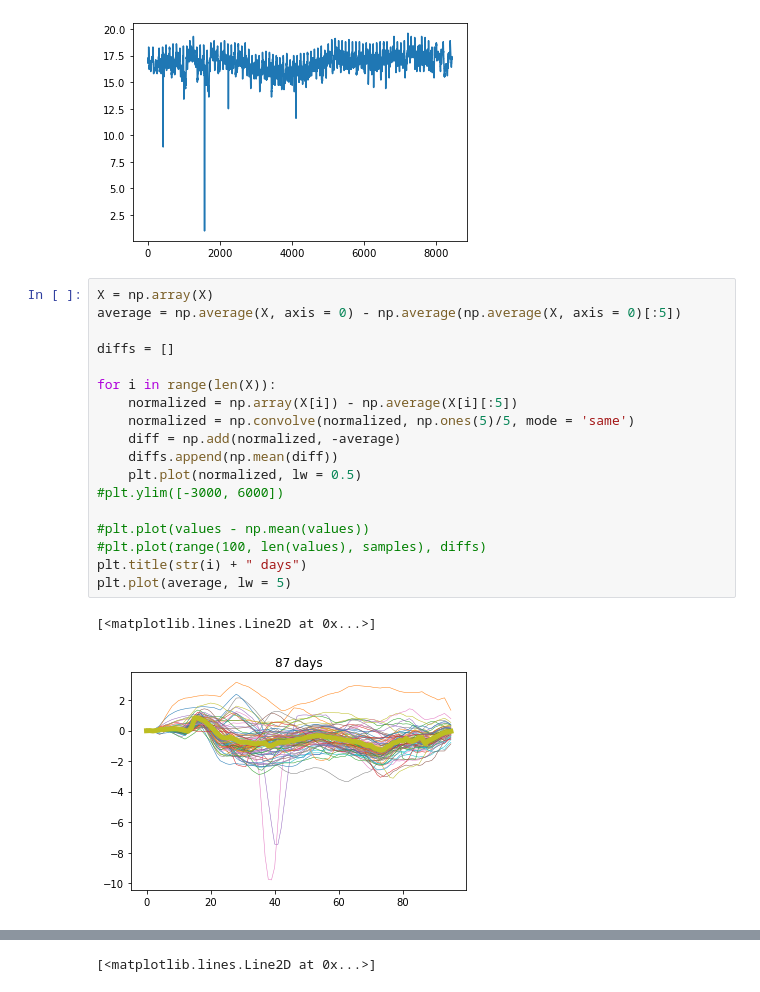
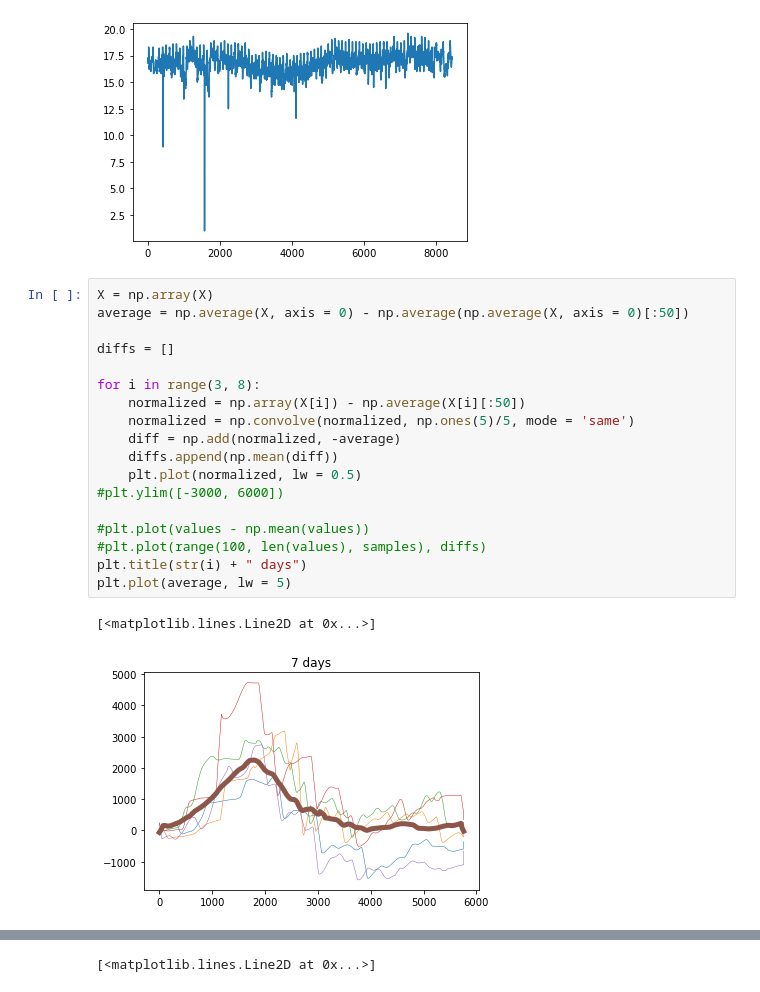
Before and after one commit to nacekoprivec/anomaly-detection, a Jupyter notebook: notebooks/Untitled2.ipynb, the cells around one changed output, grey strips where cells are left out. Cells and saved outputs as stored; diff of their text form.

```diff
--- a/notebooks/Untitled2.ipynb
+++ b/notebooks/Untitled2.ipynb
@@ -67,25 +67,25 @@ plt.plot(values)
 [figure]
 # %%
 X = np.array(X)
-average = np.average(X, axis = 0) - np.average(np.average(X, axis = 0)[:5])
+average = np.average(X, axis = 0) - np.average(np.average(X, axis = 0)[:50])
 
 diffs = []
 
-for i in range(len(X)):
-    normalized = np.array(X[i]) - np.average(X[i][:5])
+for i in range(3, 8):
+    normalized = np.array(X[i]) - np.average(X[i][:50])
     normalized = np.convolve(normalized, np.ones(5)/5, mode = 'same')
     diff = np.add(normalized, -average)
     diffs.append(np.mean(diff))
     plt.plot(normalized, lw = 0.5)
 #plt.ylim([-3000, 6000])
 
 #plt.plot(values - np.mean(values))
 #plt.plot(range(100, len(values), samples), diffs)
 plt.title(str(i) + " days")
 plt.plot(average, lw = 5)
 # %% [output]
 [<matplotlib.lines.Line2D at 0x...>]
-[figure, old version]
+[figure, new version]
 # %%
 fig, ax = plt.subplots(2, 1, figsize = (15, 10))
 plot = ax[0].scatter(range(len(values)), values, c = np.repeat(diffs, samples), s = 0.3)
```
Also changed, not shown: parts of 1 cell of this notebook, 5 other files.
